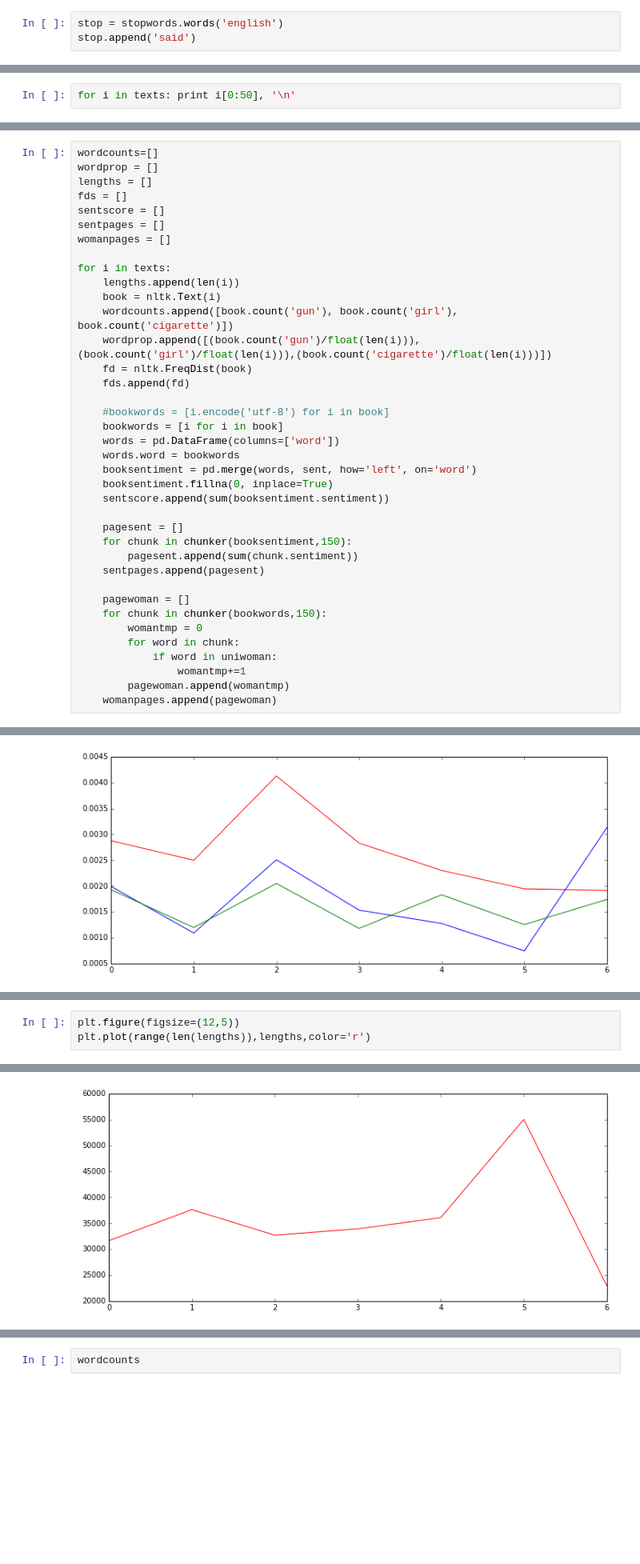
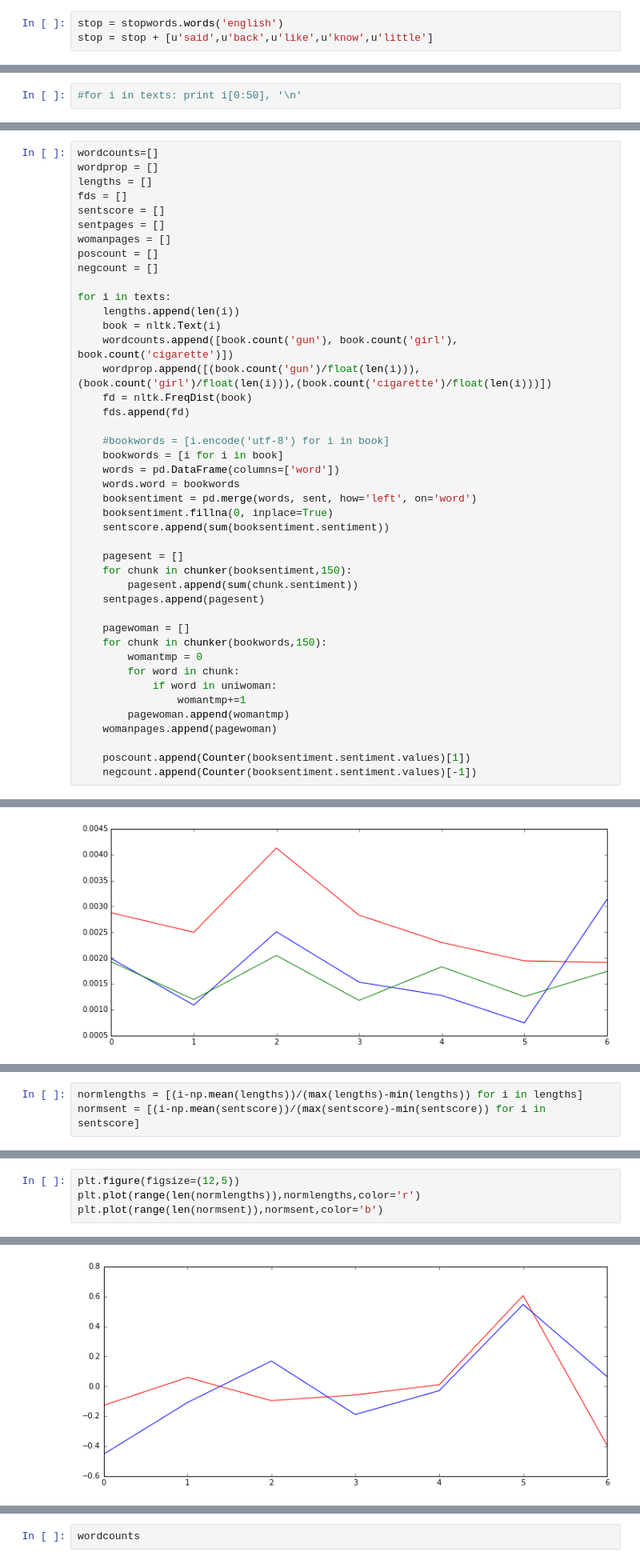
Before and after one commit to annemanguyen/metis_projects, a Jupyter notebook: allbooks.ipynb, the cells around one changed output, grey strips where cells are left out. Shown: that part at 80% size. Saved outputs shown, nothing was run; the diff lists cells and outputs as text; blank space fills up the shorter version.

```diff
--- a/allbooks.ipynb
+++ b/allbooks.ipynb
@@ -14,7 +14,7 @@ import matplotlib.pyplot as plt
 import pandas as pd
 # %%
 stop = stopwords.words('english')
-stop.append('said')
+stop = stop + [u'said',u'back',u'like',u'know',u'little']
 # %%
 from nltk.stem.porter import PorterStemmer
 # %%
@@ -42,2 +34,2 @@ chandler
 # %%
-for i in texts: print i[0:50], '\n'
+#for i in texts: print i[0:50], '\n'
@@ -198,6 +178,8 @@ fds = []
 sentscore = []
 sentpages = []
 womanpages = []
+poscount = []
+negcount = []
 
 for i in texts:
     lengths.append(len(i))
@@ -228,6 +210,9 @@ for i in texts:
                 womantmp+=1
         pagewoman.append(womantmp)
     womanpages.append(pagewoman)
+
+    poscount.append(Counter(booksentiment.sentiment.values)[1])
+    negcount.append(Counter(booksentiment.sentiment.values)[-1])
 # %%
 lengths
 # %% [output]
@@ -256,0 +281,3 @@ plt.plot(range(len(cig)),cig,color='g')
+# %%
+normlengths = [(i-np.mean(lengths))/(max(lengths)-min(lengths)) for i in lengths]
+normsent = [(i-np.mean(sentscore))/(max(sentscore)-min(sentscore)) for i in sentscore]
@@ -257,9 +304,10 @@ plt.plot(range(len(cig)),cig,color='g')
 # %%
 plt.figure(figsize=(12,5))
-plt.plot(range(len(lengths)),lengths,color='r')
+plt.plot(range(len(normlengths)),normlengths,color='r')
+plt.plot(range(len(normsent)),normsent,color='b')
 # %% [output]
 [<matplotlib.lines.Line2D at 0x...>]
-[figure, old version]
+[figure, new version]
 # %%
 gunabs = [i[0] for i in wordcounts]
 girlabs = [i[1] for i in wordcounts]
```
Also changed, not shown: parts of 57 cells of this notebook, 9 other files.
